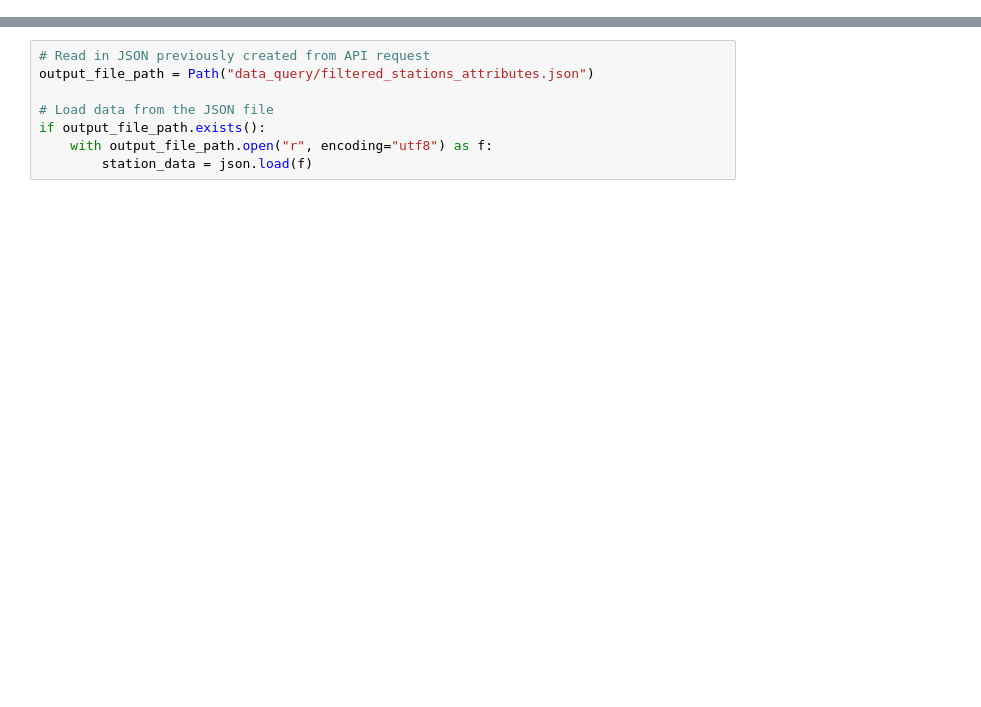
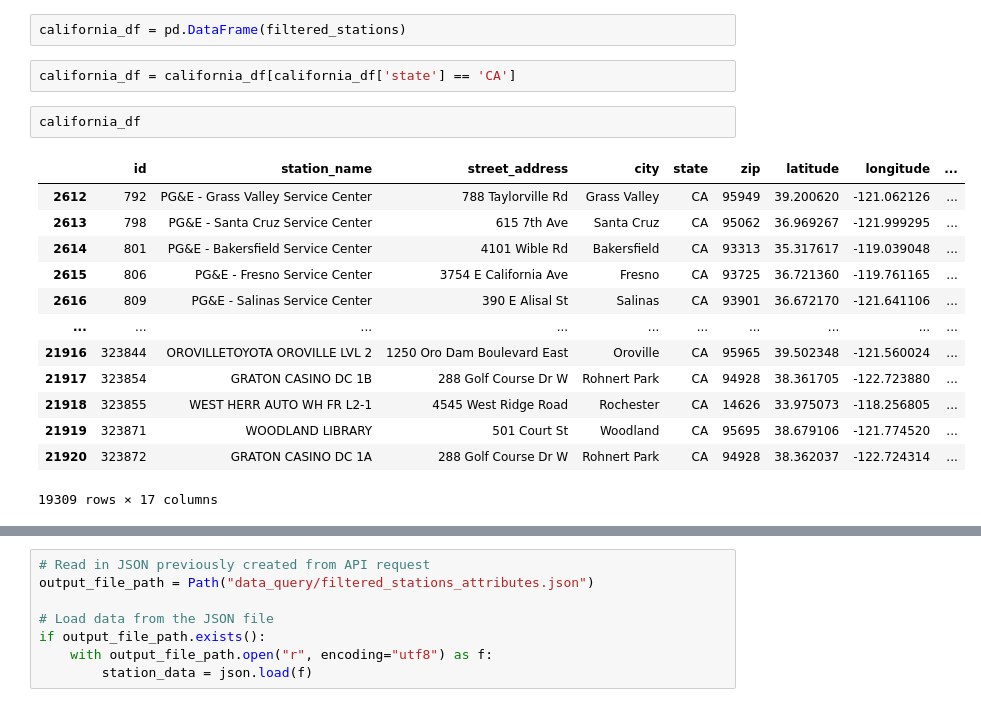
Before and after one commit to elluis1001/Project-3-Awesome-Group, a Jupyter notebook: EV_stations_code-Copy1.ipynb, the cells around one changed output, grey strips where cells are left out. Cells and saved outputs as stored; diff of their text form; blank space fills up the shorter version.

```diff
--- a/EV_stations_code-Copy1.ipynb
+++ b/EV_stations_code-Copy1.ipynb
@@ -144,0 +151,20 @@ The filtered stations with specified attributes have been saved to: data_query/f
+# %%
+california_df = pd.DataFrame(filtered_stations)
+# %%
+california_df = california_df[california_df['state'] == 'CA']
+# %%
+california_df
+# %% [output]
+|  | id | station_name | street_address | city | state | zip | latitude | longitude | ... |
+| 2612 | 792 | PG&E - Grass Valley Service Center | 788 Taylorville Rd | Grass Valley | CA | 95949 | 39.200620 | -121.062126 | ... |
+| 2613 | 798 | PG&E - Santa Cruz Service Center | 615 7th Ave | Santa Cruz | CA | 95062 | 36.969267 | -121.999295 | ... |
+| 2614 | 801 | PG&E - Bakersfield Service Center | 4101 Wible Rd | Bakersfield | CA | 93313 | 35.317617 | -119.039048 | ... |
+| 2615 | 806 | PG&E - Fresno Service Center | 3754 E California Ave | Fresno | CA | 93725 | 36.721360 | -119.761165 | ... |
+| 2616 | 809 | PG&E - Salinas Service Center | 390 E Alisal St | Salinas | CA | 93901 | 36.672170 | -121.641106 | ... |
+| ... | ... | ... | ... | ... | ... | ... | ... | ... | ... |
+| 21916 | 323844 | OROVILLETOYOTA OROVILLE LVL 2 | 1250 Oro Dam Boulevard East | Oroville | CA | 95965 | 39.502348 | -121.560024 | ... |
+| 21917 | 323854 | GRATON CASINO DC 1B | 288 Golf Course Dr W | Rohnert Park | CA | 94928 | 38.361705 | -122.723880 | ... |
+| 21918 | 323855 | WEST HERR AUTO WH FR L2-1 | 4545 West Ridge Road | Rochester | CA | 14626 | 33.975073 | -118.256805 | ... |
+| 21919 | 323871 | WOODLAND LIBRARY | 501 Court St | Woodland | CA | 95695 | 38.679106 | -121.774520 | ... |
+| 21920 | 323872 | GRATON CASINO DC 1A | 288 Golf Course Dr W | Rohnert Park | CA | 94928 | 38.362037 | -122.724314 | ... |
+19309 rows × 17 columns
```
Also changed, not shown: parts of 24 cells of this notebook, 13 other files.
